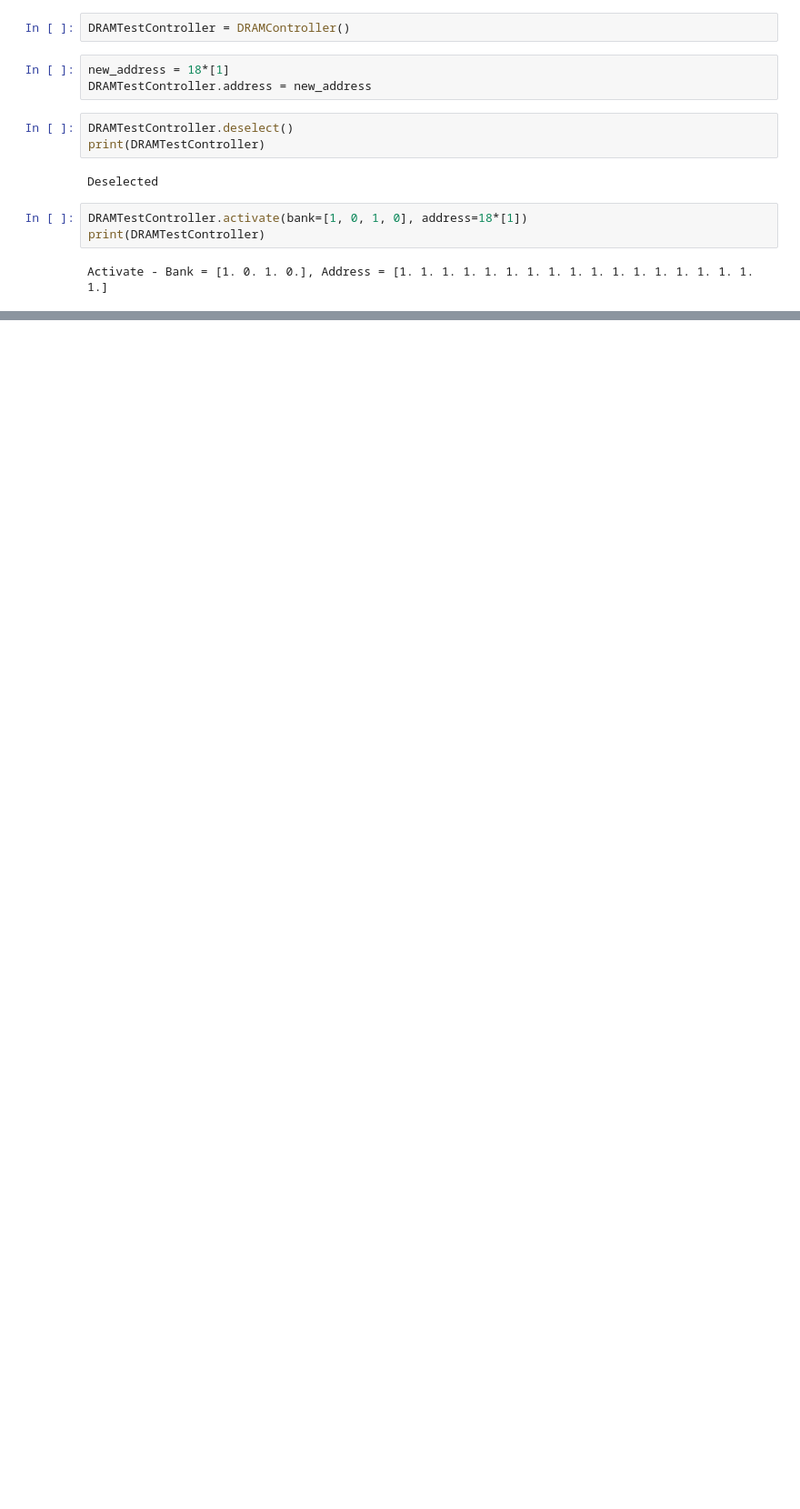
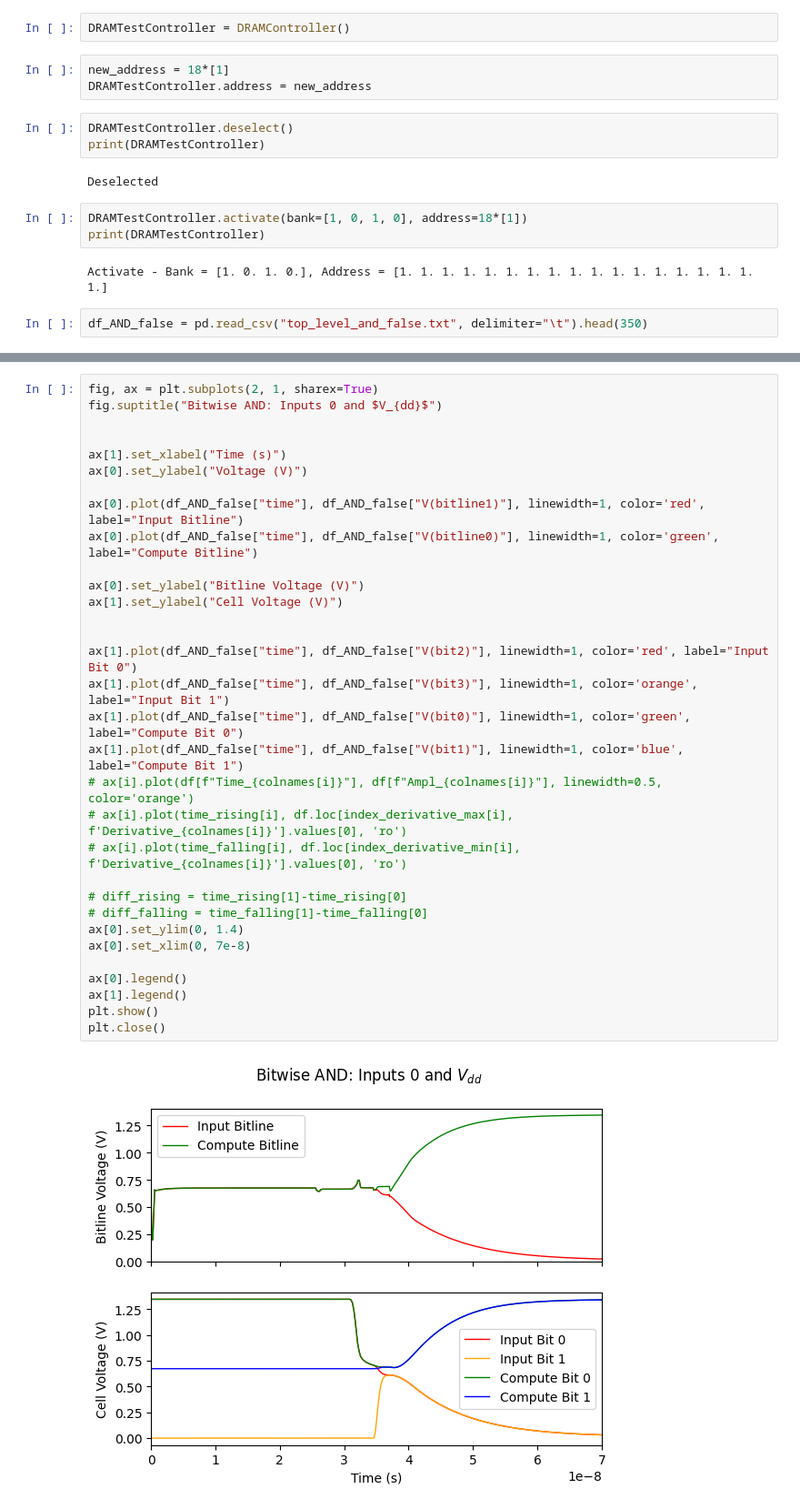
Before and after one commit to lila-smith/pim-dram, a Jupyter notebook: modules/testing_DRAMController.ipynb, the cells around one changed output, grey strips where cells are left out. Shown at 91% size. Saved outputs shown, nothing was run; the diff lists cells and outputs as text; blank space fills up the shorter version.

Commit message:
Add scripts for generating AND voltage plots

```diff
--- a/modules/testing_DRAMController.ipynb
+++ b/modules/testing_DRAMController.ipynb
@@ -22,3 +24,5 @@ DRAMTestController.activate(bank=[1, 0, 1, 0], address=18*[1])
 print(DRAMTestController)
 # %% [output]
 Activate - Bank = [1. 0. 1. 0.], Address = [1. 1. 1. 1. 1. 1. 1. 1. 1. 1. 1. 1. 1. 1. 1. 1. 1. 1.]
+# %%
+df_AND_false = pd.read_csv("top_level_and_false.txt", delimiter="\t").head(350)
@@ -24,0 +45,34 @@ Activate - Bank = [1. 0. 1. 0.], Address = [1. 1. 1. 1. 1. 1. 1. 1. 1. 1. 1. 1.
+# %%
+fig, ax = plt.subplots(2, 1, sharex=True)
+fig.suptitle("Bitwise AND: Inputs 0 and $V_{dd}$")
+
+
+ax[1].set_xlabel("Time (s)")
+ax[0].set_ylabel("Voltage (V)")
+
+ax[0].plot(df_AND_false["time"], df_AND_false["V(bitline1)"], linewidth=1, color='red', label="Input Bitline")
+ax[0].plot(df_AND_false["time"], df_AND_false["V(bitline0)"], linewidth=1, color='green', label="Compute Bitline")
+
+ax[0].set_ylabel("Bitline Voltage (V)")
+ax[1].set_ylabel("Cell Voltage (V)")
+
+
+ax[1].plot(df_AND_false["time"], df_AND_false["V(bit2)"], linewidth=1, color='red', label="Input Bit 0")
+ax[1].plot(df_AND_false["time"], df_AND_false["V(bit3)"], linewidth=1, color='orange', label="Input Bit 1")
+ax[1].plot(df_AND_false["time"], df_AND_false["V(bit0)"], linewidth=1, color='green', label="Compute Bit 0")
+ax[1].plot(df_AND_false["time"], df_AND_false["V(bit1)"], linewidth=1, color='blue', label="Compute Bit 1")
+# ax[i].plot(df[f"Time_{colnames[i]}"], df[f"Ampl_{colnames[i]}"], linewidth=0.5, color='orange')
+# ax[i].plot(time_rising[i], df.loc[index_derivative_max[i], f'Derivative_{colnames[i]}'].values[0], 'ro')
+# ax[i].plot(time_falling[i], df.loc[index_derivative_min[i], f'Derivative_{colnames[i]}'].values[0], 'ro')
+
+# diff_rising = time_rising[1]-time_rising[0]
+# diff_falling = time_falling[1]-time_falling[0]
+ax[0].set_ylim(0, 1.4)
+ax[0].set_xlim(0, 7e-8)
+
+ax[0].legend()
+ax[1].legend()
+plt.show()
+plt.close()
+# %% [output]
+[figure, added]
```
Also changed, not shown: parts of 4 cells of this notebook, 1 other file.
